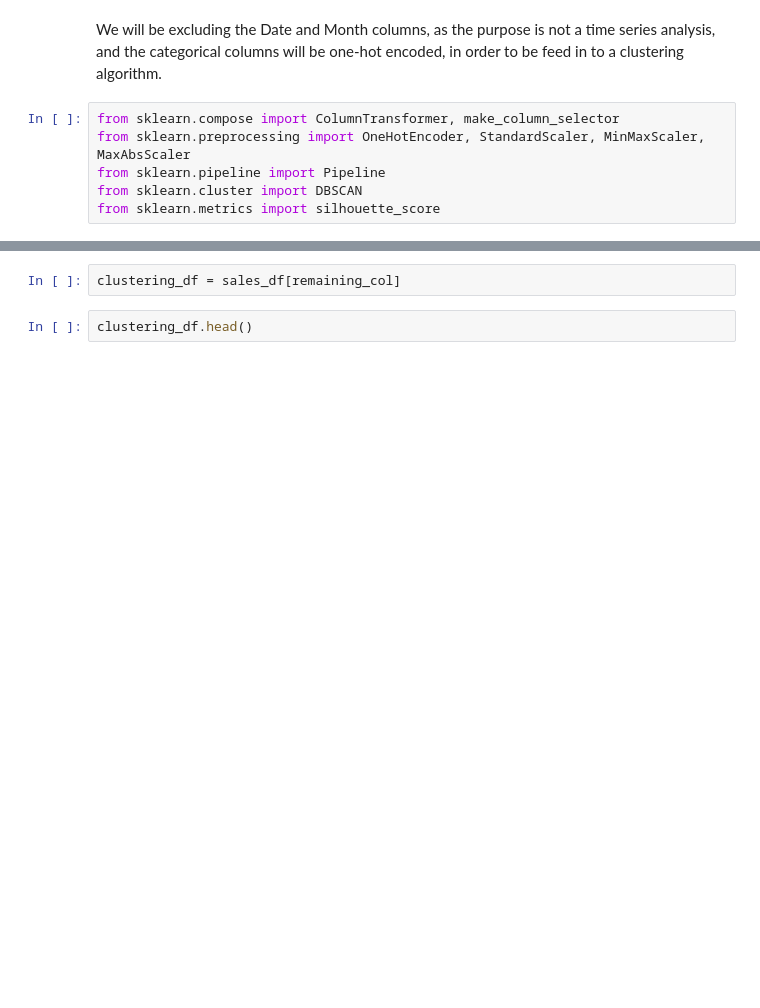
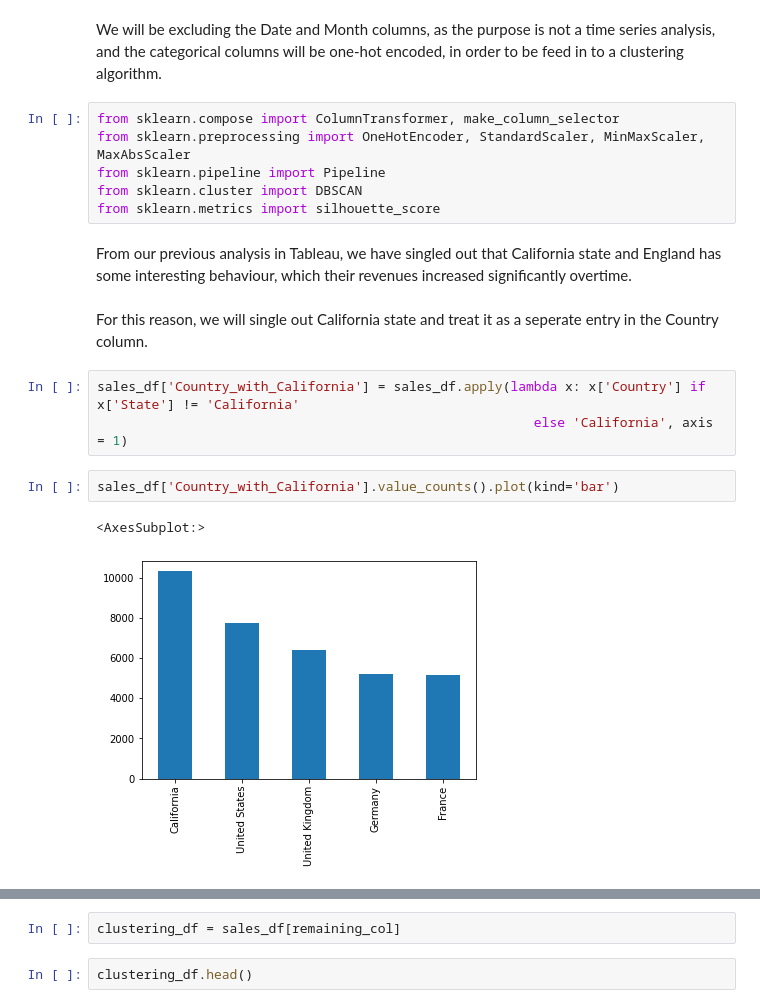
Before and after one commit to ShiYang1101/cycle_sales, a Jupyter notebook: cycle-sales-kaggle.ipynb, the cells around one changed output, grey strips where cells are left out. Saved outputs shown, nothing was run; the diff lists cells and outputs as text; blank space fills up the shorter version.

```diff
--- a/cycle-sales-kaggle.ipynb
+++ b/cycle-sales-kaggle.ipynb
@@ -271,5 +271,17 @@ from sklearn.preprocessing import OneHotEncoder, StandardScaler, MinMaxScaler, M
 from sklearn.pipeline import Pipeline
 from sklearn.cluster import DBSCAN
 from sklearn.metrics import silhouette_score
+# %% [markdown]
+From our previous analysis in Tableau, we have singled out that California state and England has some interesting behaviour, which their revenues increased significantly overtime.
+# %% [markdown]
+For this reason, we will single out California state and treat it as a seperate entry in the Country column.
+# %%
+sales_df['Country_with_California'] = sales_df.apply(lambda x: x['Country'] if x['State'] != 'California'
+                                                        else 'California', axis = 1)
+# %%
+sales_df['Country_with_California'].value_counts().plot(kind='bar')
+# %% [output]
+<AxesSubplot:>
+[figure, added]
 # %%
 unwanted_col = ['Date', 'Year', 'Month', 'Quantity', 'Unit Cost', 'Unit Price', 'Day', 'Month_numeric',
```
Also changed, not shown: parts of 15 cells of this notebook, 2 other files.
